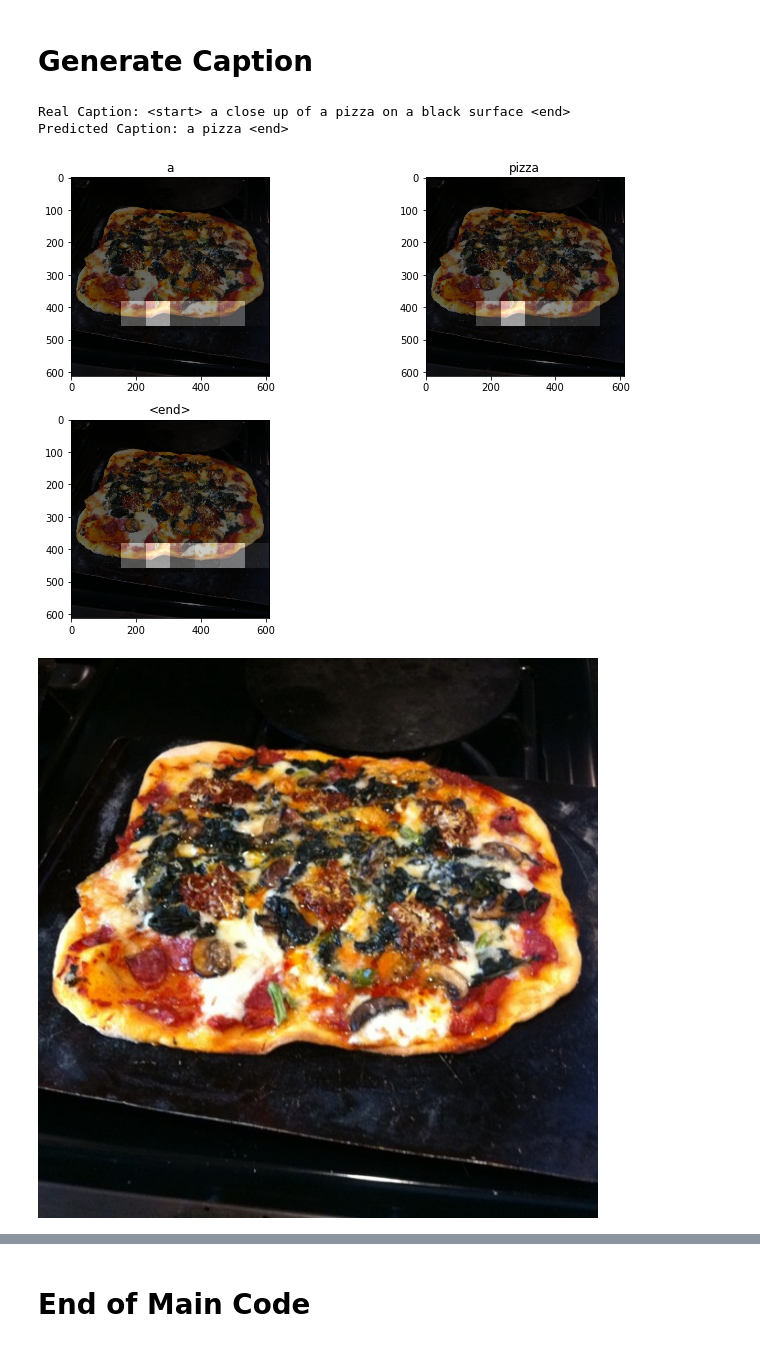
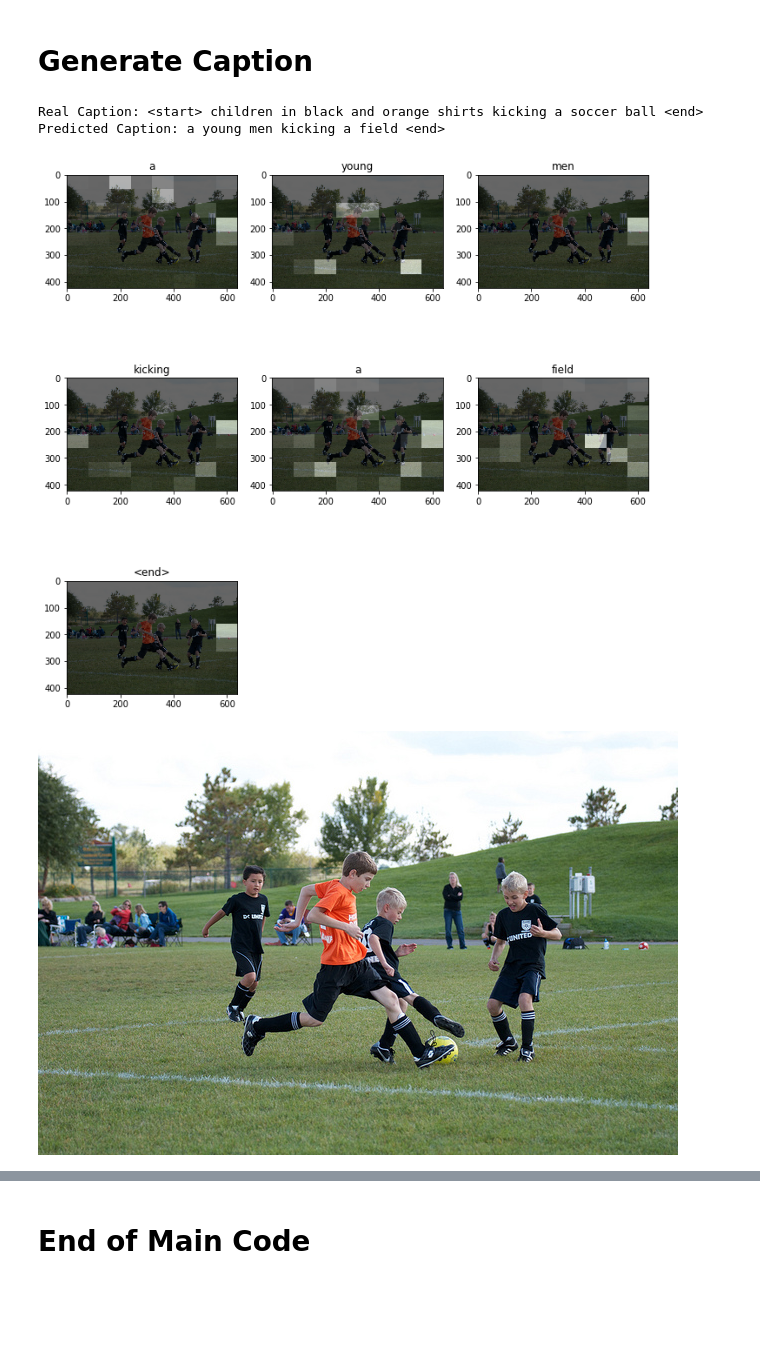
Before and after one commit to catnado/Image_Caption, a Jupyter notebook: Attention_Model_Merge.ipynb, the cells around one changed output, grey strips where cells are left out. Cells and saved outputs as stored; diff of their text form; code cells hidden in the pictures; blank space fills up the shorter version.

```diff
--- a/Attention_Model_Merge.ipynb
+++ b/Attention_Model_Merge.ipynb
@@ -853,19 +1139,19 @@ def beam_search(image, k):
     return result, attention_plot
 # %%
 # caption with beam search
-img = 14
+img = 10
 image = img_name_val[img]
 real_caption = ' '.join([tokenizer.index_word[i] for i in cap_val[img] if i not in [0]])
 result, attention_plot = beam_search(image, 3)
 print ('Real Caption:', real_caption)
 print ('Predicted Caption:', ' '.join(result))
 plot_attention(image, result, attention_plot)
 Image.open(img_name_val[img])
 # %% [output]
-Real Caption: <start> a close up of a pizza on a black surface <end>
-Predicted Caption: a pizza <end>
+Real Caption: <start> children in black and orange shirts kicking a soccer ball <end>
+Predicted Caption: a young men kicking a field <end>
-[figure, old version]
+[figure, new version]
-[figure, old version]
+[figure, new version]
 # %%
 # caption with greedy search
 img = 14
```
Also changed, not shown: parts of 38 cells of this notebook, 1 other file.
